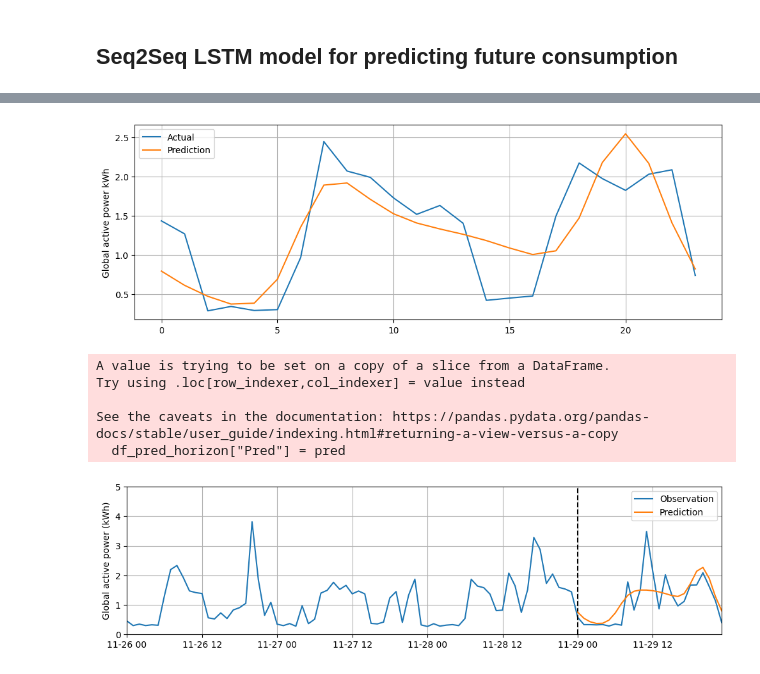
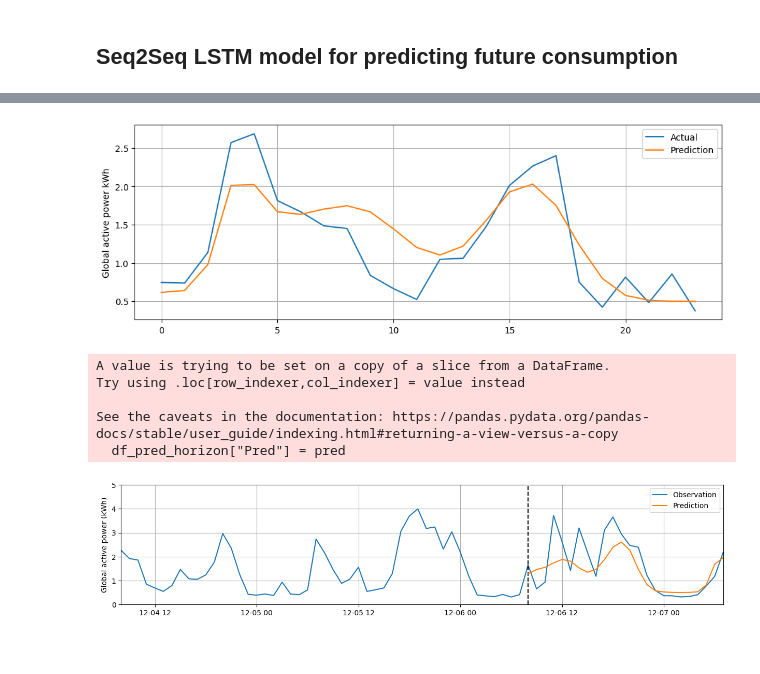
Before and after one commit to veetirajaniemi/adaml-ml-project, a Jupyter notebook: lstm.ipynb, the cells around one changed output, grey strips where cells are left out. Cells and saved outputs as stored; diff of their text form; code cells hidden in the pictures.

Commit message:
Modified lstm and rnn, added weight paths

```diff
--- a/lstm.ipynb
+++ b/lstm.ipynb
@@ -39,8 +46,9 @@ df_hourly["weekday_cos"] = np.cos(2*np.pi*(df_hourly["datetime"].dt.weekday)/7)
 df_hourly["day_of_year_sin"] = np.sin(2*np.pi*(df_hourly["datetime"].dt.day_of_year)/365)
 df_hourly["day_of_year_cos"] = np.cos(2*np.pi*(df_hourly["datetime"].dt.day_of_year)/365)
 
-df_hourly["value lag_168"] = df_hourly["Global_active_power"].shift(168)
-df_hourly = df_hourly.dropna().reset_index(drop=True)
+#df_hourly["value_lag_168"] = df_hourly["Global_active_power"].shift(168)
+#df_hourly["value_lag_24"] = df_hourly["Global_active_power"].shift(24)
+#df_hourly = df_hourly.dropna().reset_index(drop=True)
 # %%
 df_hourly
 # %% [output]
@@ -64,10 +72,10 @@ Y_scaler = MinMaxScaler()
 #Features to scale
 features = ["Global_active_power","Global_reactive_power",
             "Global_intensity","Voltage",
-            "Sub_metering_1","Sub_metering_2","Sub_metering_3","value lag_168"]
+            "Sub_metering_1","Sub_metering_2","Sub_metering_3"]
 
 class ConsumptionDataset(Dataset):
-    def __init__(self,X,y,seq_len=72,horizon=24):
+    def __init__(self,X,y,seq_len=24,horizon=24):
         self.X = X
         self.y = y
         self.seqlen = seq_len
@@ -100,8 +108,8 @@ test_df[features] = X_scaler.transform(test_df[features])
 traindata = ConsumptionDataset(train_df.to_numpy(),train_targets)
 validdata = ConsumptionDataset(val_df.to_numpy(),valid_targets)
 testdata = ConsumptionDataset(test_df.to_numpy(),test_targets)
-trainloader = DataLoader(traindata,batch_size=128,shuffle=False)
-validloader = DataLoader(validdata,batch_size=128,shuffle=False)
+trainloader = DataLoader(traindata,batch_size=32,shuffle=False)
+validloader = DataLoader(validdata,batch_size=32,shuffle=False)
 n_features  = df_hourly.iloc[:,1:].shape[1]
 # %%
 
@@ -200,5 +209,5 @@ plt.show()
 # %%
-model_path = "adaml_lstm_jr.pth"
+model_path = "adaml_lstm.pth"
 n_features  = df_hourly.iloc[:,1:].shape[1]
 hidden_size = 64
 output_size = 24
@@ -212,7 +221,7 @@ model.eval()
 model = model.to("cpu")
 # %%
 #Calculate samples
-i = 1200
+i = 100
 
 X_torch, y_actual = testdata.__getitem__(i)
 y_actuals = y_actual.numpy()
@@ -227,38 +236,44 @@ plt.grid()
 plt.ylabel("Global active power kWh")
 plt.show()
 # %% [output]
-[figure, old version]
+[figure, new version]
 # %%
-i = 0
-df_sample = df_hourly.iloc[(-365*24+i):(-365*24+96+i)].reset_index(drop=True)
-plt.figure(figsize=(12,3))
+i = 200
+
 #Samples before forecast
 start = 0
-end = start + 72
+#Lookback window
+W = 48
+end = start + W
+#Prediction horizon
 T = 24
+
+df_sample = df_hourly.iloc[(-365*24+i):(-365*24+(W+T)+i)].reset_index(drop=True)
+plt.figure(figsize=(15,3))
+
 plt.plot(df_sample["datetime"],df_sample["Global_active_power"],label="Observation")
 plt.vlines(df_sample["datetime"].iloc[end],0,5,linestyles="dashed",colors="black")
 
 X = df_sample.iloc[start:end,1:]
 X[features] = X_scaler.transform(X[features])
 X_tensor = torch.tensor(X.to_numpy(),dtype=torch.float32).unsqueeze(0)
 with torch.no_grad():
     pred_scaled = model(X_tensor)
     pred_scaled = pred_scaled.squeeze(0).cpu().numpy()
 pred = Y_scaler.inverse_transform(pred_scaled)
-df_pred_horizon = df_sample.iloc[-T:]
+df_pred_horizon = df_sample.iloc[start+end:start+end+T]
 df_pred_horizon["Pred"] = pred
 plt.plot(df_pred_horizon["datetime"],df_pred_horizon["Pred"],label="Prediction")
-plt.xlim(df_sample["datetime"].iloc[start],df_sample["datetime"].iloc[end+T-1])
+plt.xlim(df_sample["datetime"].iloc[start],df_sample["datetime"].iloc[start+end+T-1])
 plt.ylim(0,5)
 plt.ylabel("Global active power (kWh)")
 plt.legend()
 plt.grid()
 plt.show()
 # %% [output]
 A value is trying to be set on a copy of a slice from a DataFrame.
 Try using .loc[row_indexer,col_indexer] = value instead
 
 See the caveats in the documentation: https://pandas.pydata.org/pandas-docs/stable/user_guide/indexing.html#returning-a-view-versus-a-copy
   df_pred_horizon["Pred"] = pred
-[figure, old version]
+[figure, new version]
```
Also changed, not shown: parts of 6 cells of this notebook, 3 other files.
